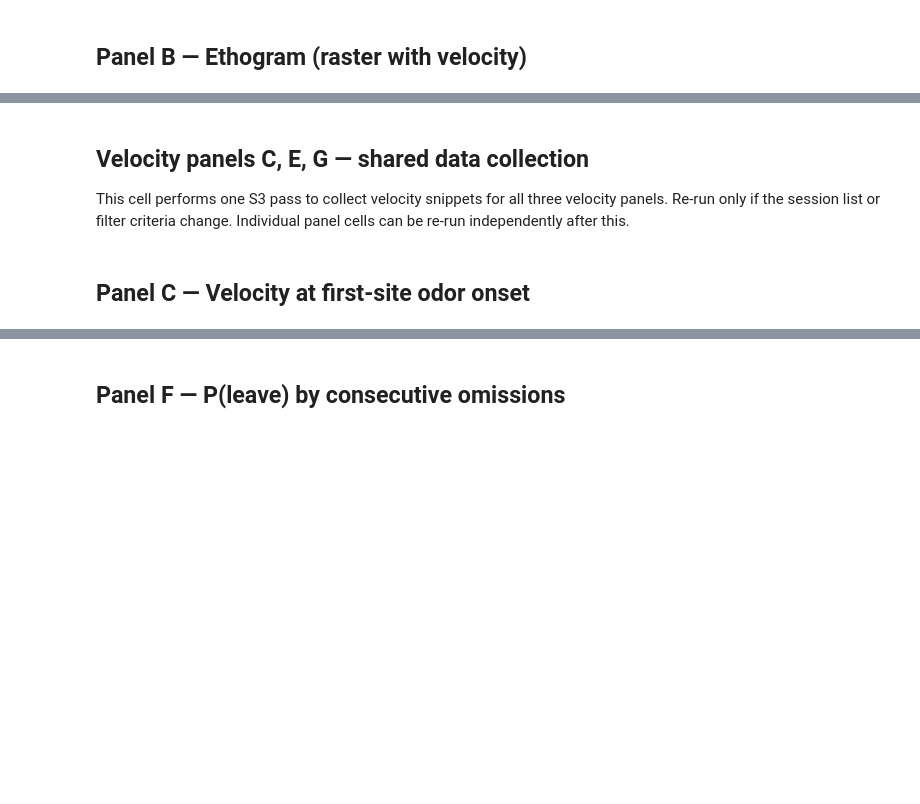
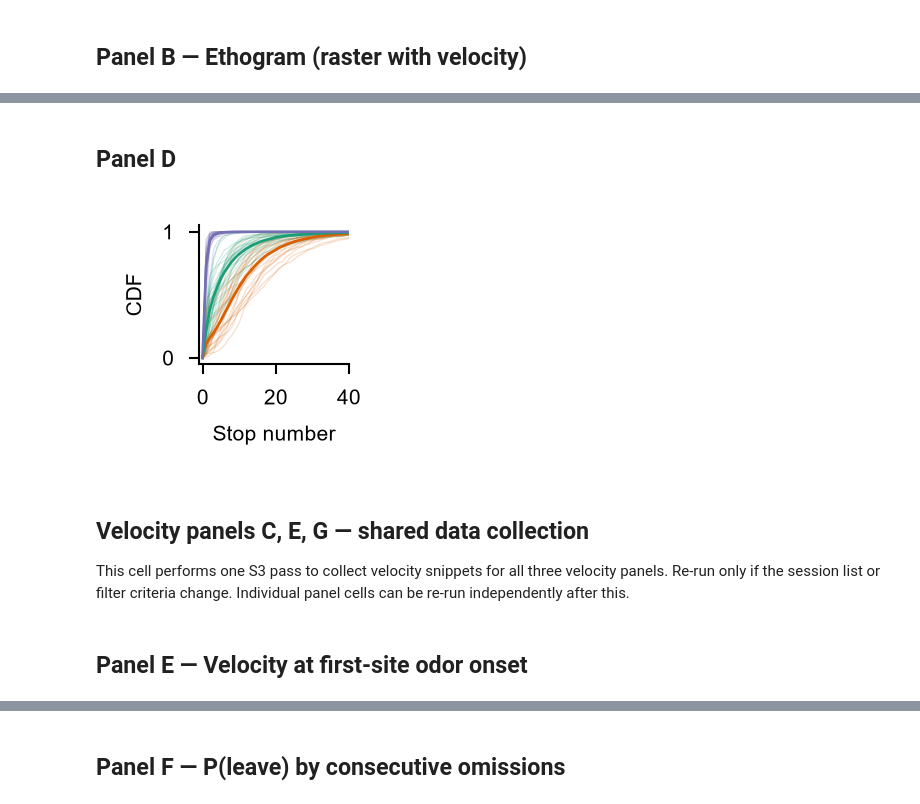
Before and after one commit to lauradriscoll/cosyne2026_adaptive_behavior, a Jupyter notebook: figures/fig1/make_panels.ipynb, the cells around one changed output, grey strips where cells are left out. Drawn from its saved outputs; the diff is of its cells as text; code cells hidden in the pictures; blank space fills up the shorter version.

```diff
--- a/figures/fig1/make_panels.ipynb
+++ b/figures/fig1/make_panels.ipynb
@@ -156,3 +163,43 @@ print("Saved fig1_B.pdf")
+# %% [markdown]
+## Panel D
+# %%
+# --- Panel D: CDF of stop number per patch ---
+pre_df = all_df[all_df["patch_index"] <= 50].copy()
+plot_raw = (
+    pre_df.groupby(["mouse", "session_id", "patch_index", "patch_label"])
+    ["site_index_in_patch_by_type"].max()
+    .reset_index()
+)
+palette = {"0": color3, "60": color2, "90": color1}
+x_vals = np.arange(-0.1, 40, 1)
+
+records = []
+for (mouse, label), grp in plot_raw.groupby(["mouse", "patch_label"]):
+    cdf = np.mean(grp["site_index_in_patch_by_type"].values[:, None] <= x_vals, axis=0)
+    for x, y in zip(x_vals, cdf):
+        records.append({"mouse": mouse, "patch_label": label, "x": x, "cdf": y})
+cdf_df = pd.DataFrame(records)
+
+fig, ax = panel_fig("fig1_D")
+for (mouse, label), grp in cdf_df.groupby(["mouse", "patch_label"]):
+    ax.plot(grp["x"], grp["cdf"], color=palette[label], alpha=0.2, linewidth=0.3)
+
+sns.lineplot(
+    data=cdf_df, x="x", y="cdf",
+    hue="patch_label", hue_order=["90", "60", "0"],
+    palette=palette, ax=ax, errorbar=None, linewidth=0.65, legend=False,
+)
+ax.set_xlim(-1, 40)
+ax.set_yticks(np.arange(0, 1.1,1))
+ax.set_yticklabels(["0","1"])
+ax.set_xlabel("Stop number")
+ax.set_ylabel("CDF")
+sns.despine(ax=ax)
+plt.tight_layout()
+plt.show()
+save_panel(fig, PANELS_DIR / "fig1_D.pdf")
+# %% [output]
+[figure, added]
 # %% [markdown]
 ## Velocity panels C, E, G — shared data collection
 
@@ -215,7 +259,7 @@ for k, df in vel_dfs.items():
     df["times"] = df["times"].round(2)
     print(f"  {k}: {len(df)} rows, {df['mouse'].nunique()} mice")
 # %% [markdown]
-## Panel C — Velocity at first-site odor onset
+## Panel E — Velocity at first-site odor onset
 # %%
 # --- Panel C: Velocity at first-site odor onset ---
 palette = {"90": color1, "60": color2, "0": color3}
```
Also changed, not shown: parts of 16 cells of this notebook, 16 other files.
